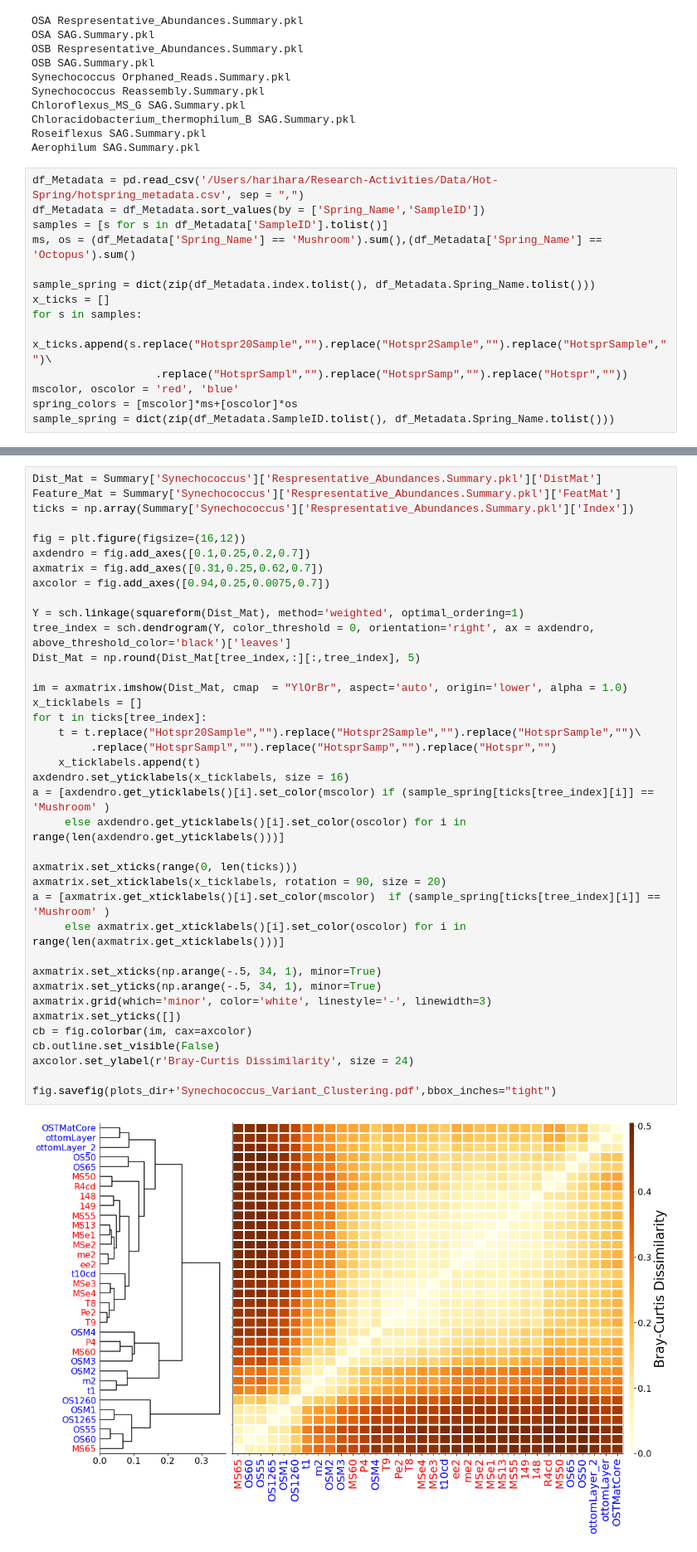
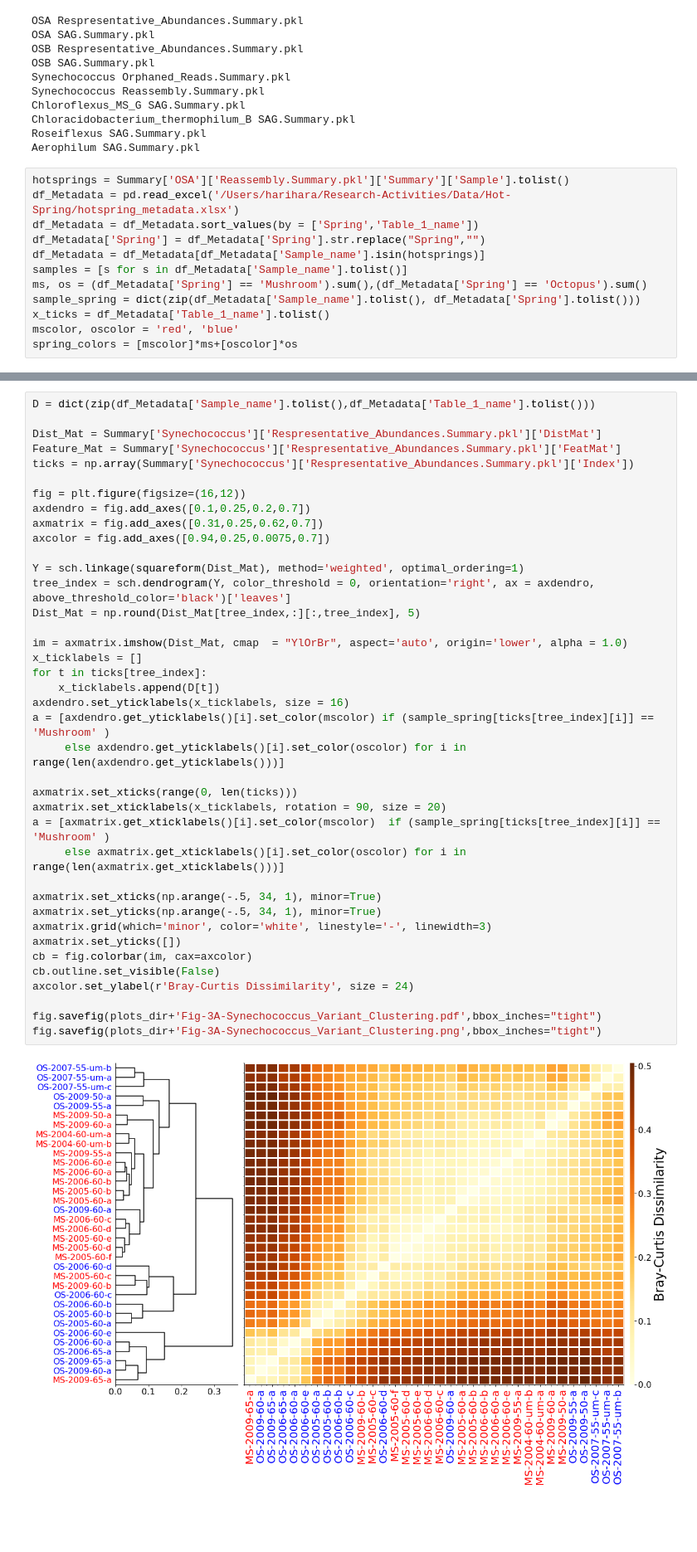
Before and after one commit to hsmurali/Hot_Springs_Analysis, a Jupyter notebook: Scripts/Synechococcus_Paper/Analysis.ipynb, the cells around one changed output, grey strips where cells are left out. Shown at 83% size. Cells and saved outputs as stored; diff of their text form; blank space fills up the shorter version.

```diff
--- a/Scripts/Synechococcus_Paper/Analysis.ipynb
+++ b/Scripts/Synechococcus_Paper/Analysis.ipynb
@@ -53,19 +53,17 @@ Chloracidobacterium_thermophilum_B SAG.Summary.pkl
 Roseiflexus SAG.Summary.pkl
 Aerophilum SAG.Summary.pkl
 # %%
-df_Metadata = pd.read_csv('/Users/harihara/Research-Activities/Data/Hot-Spring/hotspring_metadata.csv', sep = ",")
-df_Metadata = df_Metadata.sort_values(by = ['Spring_Name','SampleID'])
-samples = [s for s in df_Metadata['SampleID'].tolist()]
-ms, os = (df_Metadata['Spring_Name'] == 'Mushroom').sum(),(df_Metadata['Spring_Name'] == 'Octopus').sum()
-
-sample_spring = dict(zip(df_Metadata.index.tolist(), df_Metadata.Spring_Name.tolist()))
-x_ticks = []
-for s in samples:
-    x_ticks.append(s.replace("Hotspr20Sample","").replace("Hotspr2Sample","").replace("HotsprSample","")\
-                   .replace("HotsprSampl","").replace("HotsprSamp","").replace("Hotspr",""))
+hotsprings = Summary['OSA']['Reassembly.Summary.pkl']['Summary']['Sample'].tolist()
+df_Metadata = pd.read_excel('/Users/harihara/Research-Activities/Data/Hot-Spring/hotspring_metadata.xlsx')
+df_Metadata = df_Metadata.sort_values(by = ['Spring','Table_1_name'])
+df_Metadata['Spring'] = df_Metadata['Spring'].str.replace("Spring","")
+df_Metadata = df_Metadata[df_Metadata['Sample_name'].isin(hotsprings)]
+samples = [s for s in df_Metadata['Sample_name'].tolist()]
+ms, os = (df_Metadata['Spring'] == 'Mushroom').sum(),(df_Metadata['Spring'] == 'Octopus').sum()
+sample_spring = dict(zip(df_Metadata['Sample_name'].tolist(), df_Metadata['Spring'].tolist()))
+x_ticks = df_Metadata['Table_1_name'].tolist()
 mscolor, oscolor = 'red', 'blue'
 spring_colors = [mscolor]*ms+[oscolor]*os
-sample_spring = dict(zip(df_Metadata.SampleID.tolist(), df_Metadata.Spring_Name.tolist()))
 # %%
 plt.rcParams.update(rcParams)
 flierprops = dict(marker='x', markersize=0.5, linestyle='none')
@@ -240,4 +242,6 @@ fig.savefig(plots_dir+'Orphaned_Reads_Statistical_Analysis.pdf',bbox_inches="tig
 # %%
+D = dict(zip(df_Metadata['Sample_name'].tolist(),df_Metadata['Table_1_name'].tolist()))
+
 Dist_Mat = Summary['Synechococcus']['Respresentative_Abundances.Summary.pkl']['DistMat']
 Feature_Mat = Summary['Synechococcus']['Respresentative_Abundances.Summary.pkl']['FeatMat']
 ticks = np.array(Summary['Synechococcus']['Respresentative_Abundances.Summary.pkl']['Index'])
@@ -245,38 +249,37 @@ ticks = np.array(Summary['Synechococcus']['Respresentative_Abundances.Summary.pk
 fig = plt.figure(figsize=(16,12))
 axdendro = fig.add_axes([0.1,0.25,0.2,0.7])
 axmatrix = fig.add_axes([0.31,0.25,0.62,0.7])
 axcolor = fig.add_axes([0.94,0.25,0.0075,0.7])
 
 Y = sch.linkage(squareform(Dist_Mat), method='weighted', optimal_ordering=1)
 tree_index = sch.dendrogram(Y, color_threshold = 0, orientation='right', ax = axdendro, above_threshold_color='black')['leaves']
 Dist_Mat = np.round(Dist_Mat[tree_index,:][:,tree_index], 5)
 
 im = axmatrix.imshow(Dist_Mat, cmap  = "YlOrBr", aspect='auto', origin='lower', alpha = 1.0)
 x_ticklabels = []
 for t in ticks[tree_index]:
-    t = t.replace("Hotspr20Sample","").replace("Hotspr2Sample","").replace("HotsprSample","")\
-         .replace("HotsprSampl","").replace("HotsprSamp","").replace("Hotspr","")
-    x_ticklabels.append(t)
+    x_ticklabels.append(D[t])
 axdendro.set_yticklabels(x_ticklabels, size = 16)
 a = [axdendro.get_yticklabels()[i].set_color(mscolor) if (sample_spring[ticks[tree_index][i]] == 'Mushroom' )
      else axdendro.get_yticklabels()[i].set_color(oscolor) for i in range(len(axdendro.get_yticklabels()))]
 
 axmatrix.set_xticks(range(0, len(ticks)))
 axmatrix.set_xticklabels(x_ticklabels, rotation = 90, size = 20)
 a = [axmatrix.get_xticklabels()[i].set_color(mscolor)  if (sample_spring[ticks[tree_index][i]] == 'Mushroom' )
      else axmatrix.get_xticklabels()[i].set_color(oscolor) for i in range(len(axmatrix.get_xticklabels()))]
 
 axmatrix.set_xticks(np.arange(-.5, 34, 1), minor=True)
 axmatrix.set_yticks(np.arange(-.5, 34, 1), minor=True)
 axmatrix.grid(which='minor', color='white', linestyle='-', linewidth=3)
 axmatrix.set_yticks([])
 cb = fig.colorbar(im, cax=axcolor)
 cb.outline.set_visible(False)
 axcolor.set_ylabel(r'Bray-Curtis Dissimilarity', size = 24)
 
-fig.savefig(plots_dir+'Synechococcus_Variant_Clustering.pdf',bbox_inches="tight")
+fig.savefig(plots_dir+'Fig-3A-Synechococcus_Variant_Clustering.pdf',bbox_inches="tight")
+fig.savefig(plots_dir+'Fig-3A-Synechococcus_Variant_Clustering.png',bbox_inches="tight")
 # %% [output]
-[figure, old version]
+[figure, new version]
 # %%
 plt.rcParams.update(rcParams)
 
```
Also changed, not shown: parts of 7 cells of this notebook, 1 other file.
